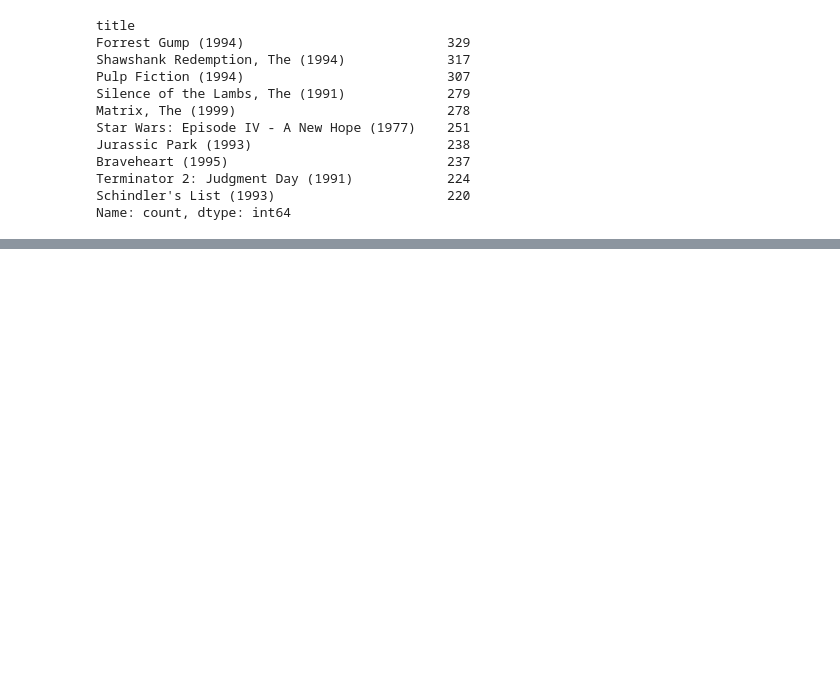
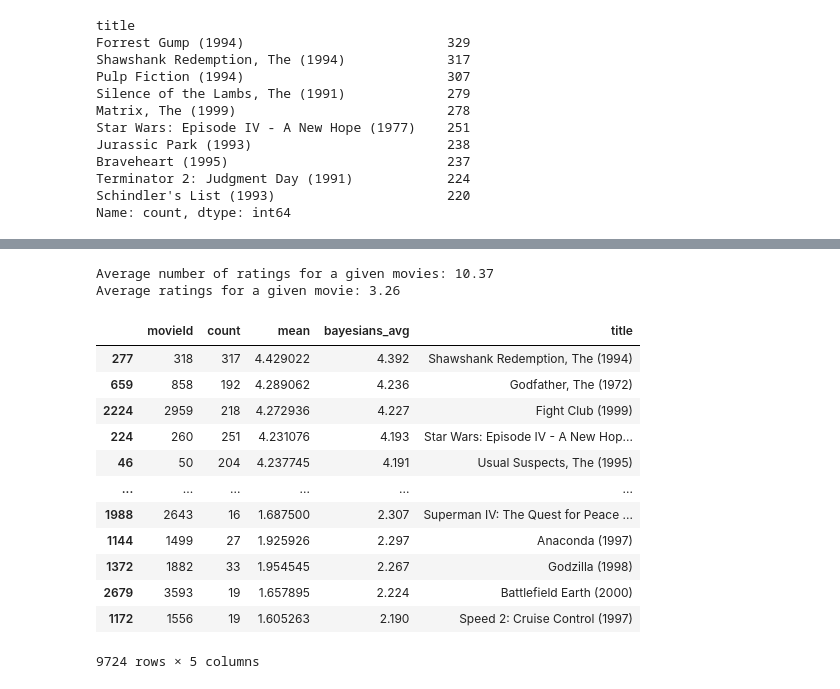
Before and after one commit to Mohammadhoseinajorloo/Movielo, a Jupyter notebook: notebooks/analyze.ipynb, the cells around one changed output, grey strips where cells are left out. Drawn from its saved outputs; the diff is of its cells as text; code cells hidden in the pictures; blank space fills up the shorter version.

```diff
--- a/notebooks/analyze.ipynb
+++ b/notebooks/analyze.ipynb
@@ -71,0 +115,36 @@ Name: count, dtype: int64
+# %%
+movies_state = ratings.groupby("movieId")["rating"].agg(["count", "mean"])
+# %%
+c = movies_state["count"].mean()
+m = movies_state["mean"].mean()
+
+print(f"Average number of ratings for a given movies: {c:.2f}")
+print(f"Average ratings for a given movie: {m:.2f}")
+
+def bayesian_avg(ratings):
+    bayesian_avg = (c*m+ratings.sum())/(c+ratings.count())
+    return round(bayesian_avg, 3)
+# %% [output]
+Average number of ratings for a given movies: 10.37
+Average ratings for a given movie: 3.26
+# %%
+bayesian_avg_ratings = ratings.groupby("movieId")["rating"].agg(bayesian_avg).reset_index()
+bayesian_avg_ratings.columns = ["movieId", "bayesians_avg"]
+movie_stats = movies_state.merge(bayesian_avg_ratings, on="movieId")
+# %%
+movie_stats = movie_stats.merge(movies[["movieId", "title"]])
+movie_stats.sort_values(by="bayesians_avg", ascending=False)
+# %% [output]
+|  | movieId | count | mean | bayesians_avg | title |
+| 277 | 318 | 317 | 4.429022 | 4.392 | Shawshank Redemption, The (1994) |
+| 659 | 858 | 192 | 4.289062 | 4.236 | Godfather, The (1972) |
+| 2224 | 2959 | 218 | 4.272936 | 4.227 | Fight Club (1999) |
+| 224 | 260 | 251 | 4.231076 | 4.193 | Star Wars: Episode IV - A New Hop... |
+| 46 | 50 | 204 | 4.237745 | 4.191 | Usual Suspects, The (1995) |
+| ... | ... | ... | ... | ... | ... |
+| 1988 | 2643 | 16 | 1.687500 | 2.307 | Superman IV: The Quest for Peace ... |
+| 1144 | 1499 | 27 | 1.925926 | 2.297 | Anaconda (1997) |
+| 1372 | 1882 | 33 | 1.954545 | 2.267 | Godzilla (1998) |
+| 2679 | 3593 | 19 | 1.657895 | 2.224 | Battlefield Earth (2000) |
+| 1172 | 1556 | 19 | 1.605263 | 2.190 | Speed 2: Cruise Control (1997) |
+9724 rows × 5 columns
```
Also changed, not shown: parts of 12 cells of this notebook.
